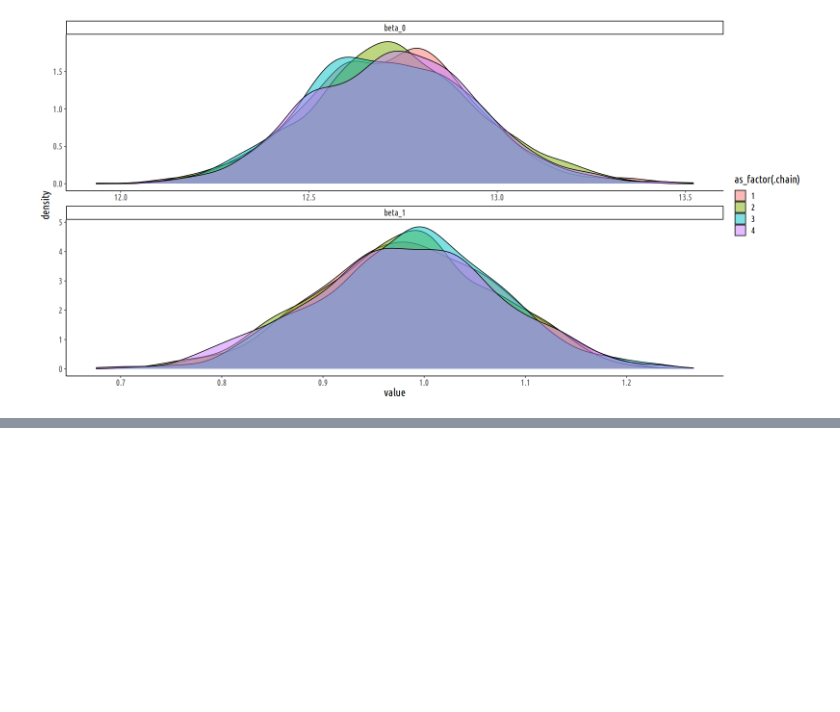
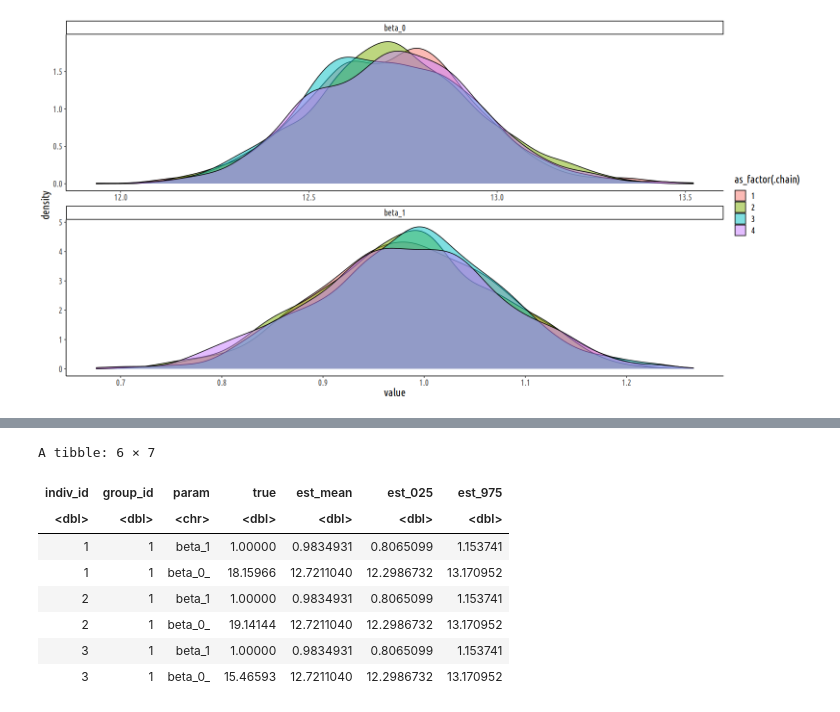
Before and after one commit to cjc77/bayesian-analysis-projects, a Jupyter notebook: notebooks_pooling_explore/sim_full_pooling.ipynb, the cells around one changed output, grey strips where cells are left out. Saved outputs shown, nothing was run; the diff lists cells and outputs as text; code cells hidden in the pictures; blank space fills up the shorter version.

```diff
--- a/notebooks_pooling_explore/sim_full_pooling.ipynb
+++ b/notebooks_pooling_explore/sim_full_pooling.ipynb
@@ -148,0 +197,13 @@ plt
+# %%
+est_vs_true_df %>%
+    head()
+# %% [output]
+A tibble: 6 × 7
+| indiv_id | group_id | param | true | est_mean | est_025 | est_975 |
+| <dbl> | <dbl> | <chr> | <dbl> | <dbl> | <dbl> | <dbl> |
+| 1 | 1 | beta_1 | 1.00000 | 0.9834931 | 0.8065099 | 1.153741 |
+| 1 | 1 | beta_0_ | 18.15966 | 12.7211040 | 12.2986732 | 13.170952 |
+| 2 | 1 | beta_1 | 1.00000 | 0.9834931 | 0.8065099 | 1.153741 |
+| 2 | 1 | beta_0_ | 19.14144 | 12.7211040 | 12.2986732 | 13.170952 |
+| 3 | 1 | beta_1 | 1.00000 | 0.9834931 | 0.8065099 | 1.153741 |
+| 3 | 1 | beta_0_ | 15.46593 | 12.7211040 | 12.2986732 | 13.170952 |
```
Also changed, not shown: parts of 13 cells of this notebook, 2 other files.
